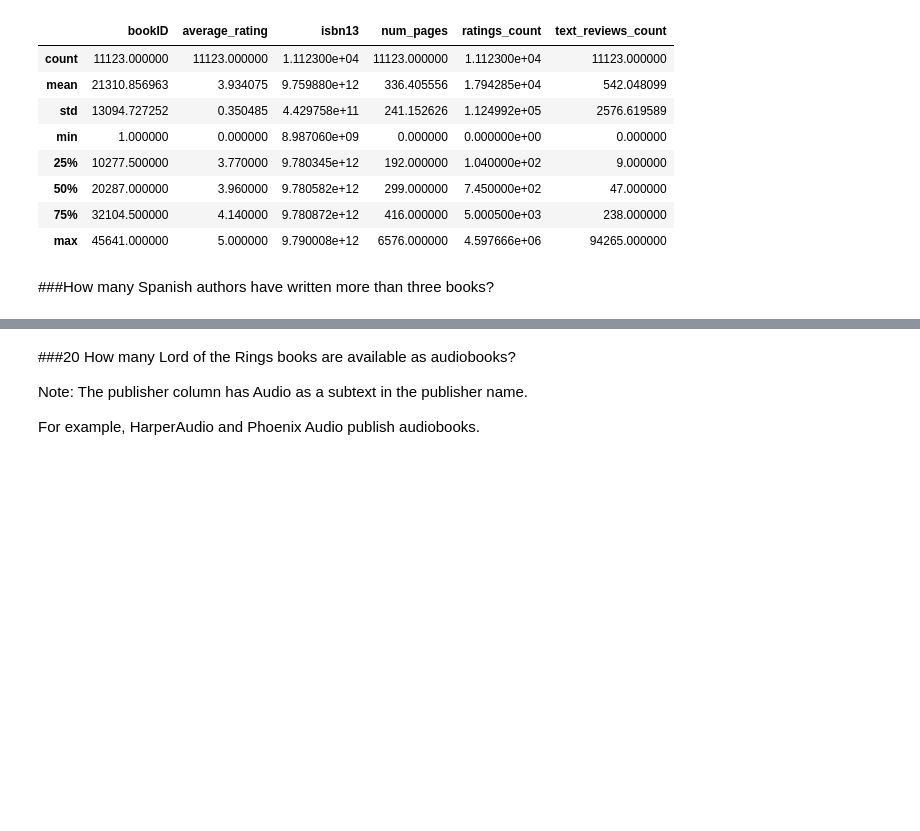
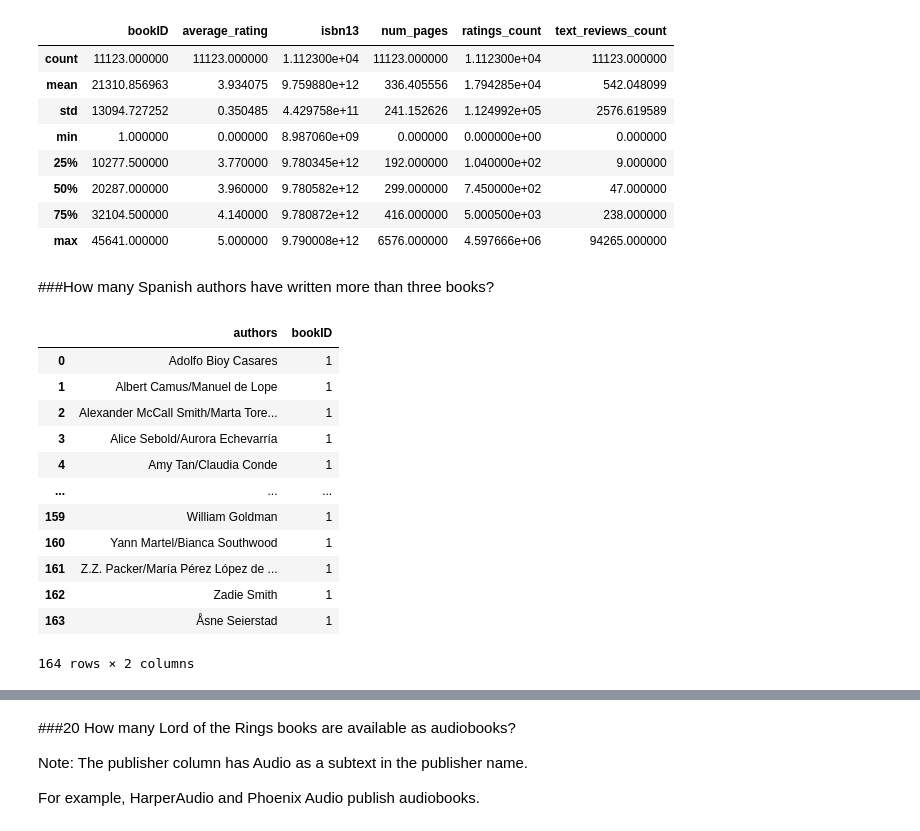
Before and after one commit to Archandra12/Term4-Projects, a Jupyter notebook: Pandas_testINSAID.ipynb, the cells around one changed output, grey strips where cells are left out. Saved outputs shown, nothing was run; the diff lists cells and outputs as text; code cells hidden in the pictures; blank space fills up the shorter version.

```diff
--- a/Pandas_testINSAID.ipynb
+++ b/Pandas_testINSAID.ipynb
@@ -194,3 +339,21 @@ df_goodreads.describe()
 | max | 45641.000000 | 5.000000 | 9.790008e+12 | 6576.000000 | 4.597666e+06 | 94265.000000 |
 # %% [markdown]
 ###How many Spanish authors have written more than three books?
+# %%
+df_count = df_goodreads[df_goodreads['language_code'] == 'spa'].groupby('authors')['bookID'].count().reset_index()
+# %%
+df_count
+# %% [output]
+|  | authors | bookID |
+| 0 | Adolfo Bioy Casares | 1 |
+| 1 | Albert Camus/Manuel de Lope | 1 |
+| 2 | Alexander McCall Smith/Marta Tore... | 1 |
+| 3 | Alice Sebold/Aurora Echevarría | 1 |
+| 4 | Amy Tan/Claudia Conde | 1 |
+| ... | ... | ... |
+| 159 | William Goldman | 1 |
+| 160 | Yann Martel/Bianca Southwood | 1 |
+| 161 | Z.Z. Packer/María Pérez López de ... | 1 |
+| 162 | Zadie Smith | 1 |
+| 163 | Åsne Seierstad | 1 |
+164 rows × 2 columns
```
Also changed, not shown: parts of 48 cells of this notebook.
